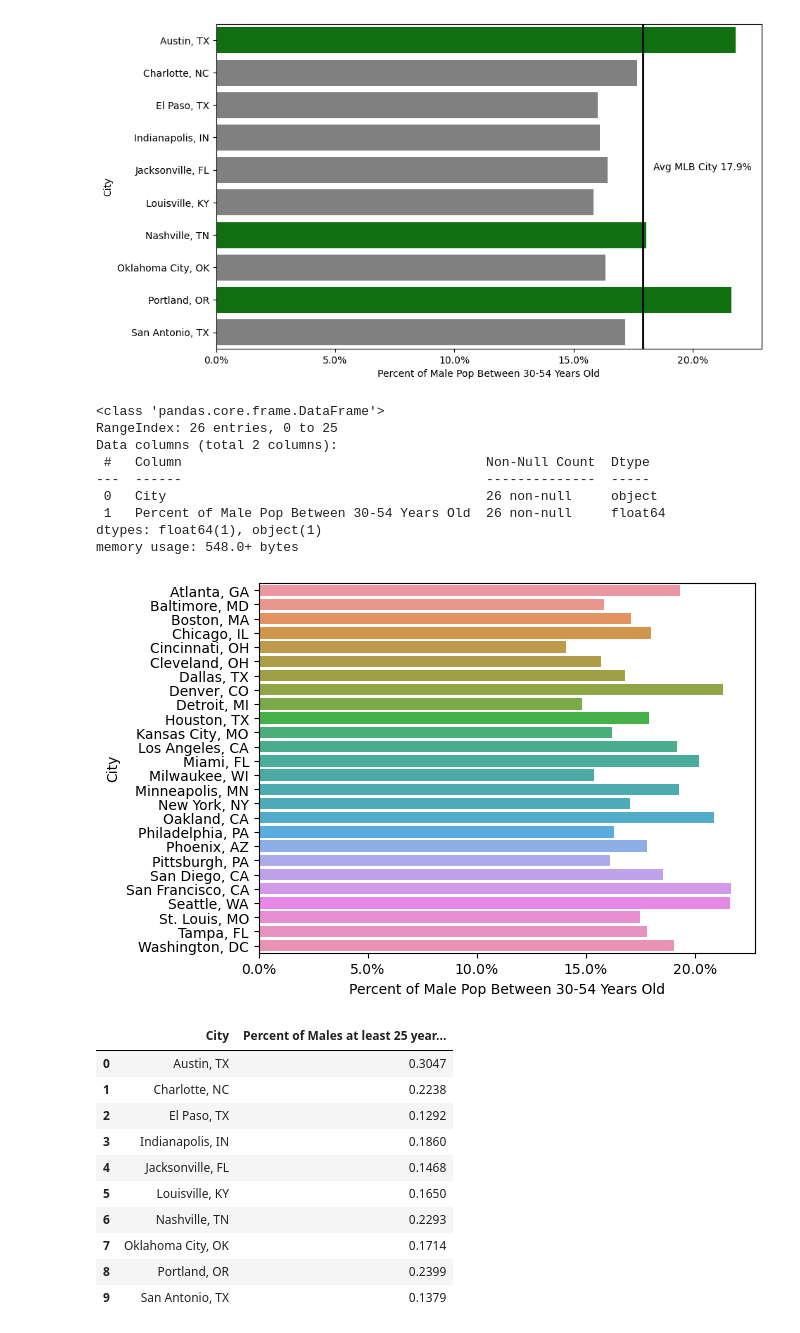
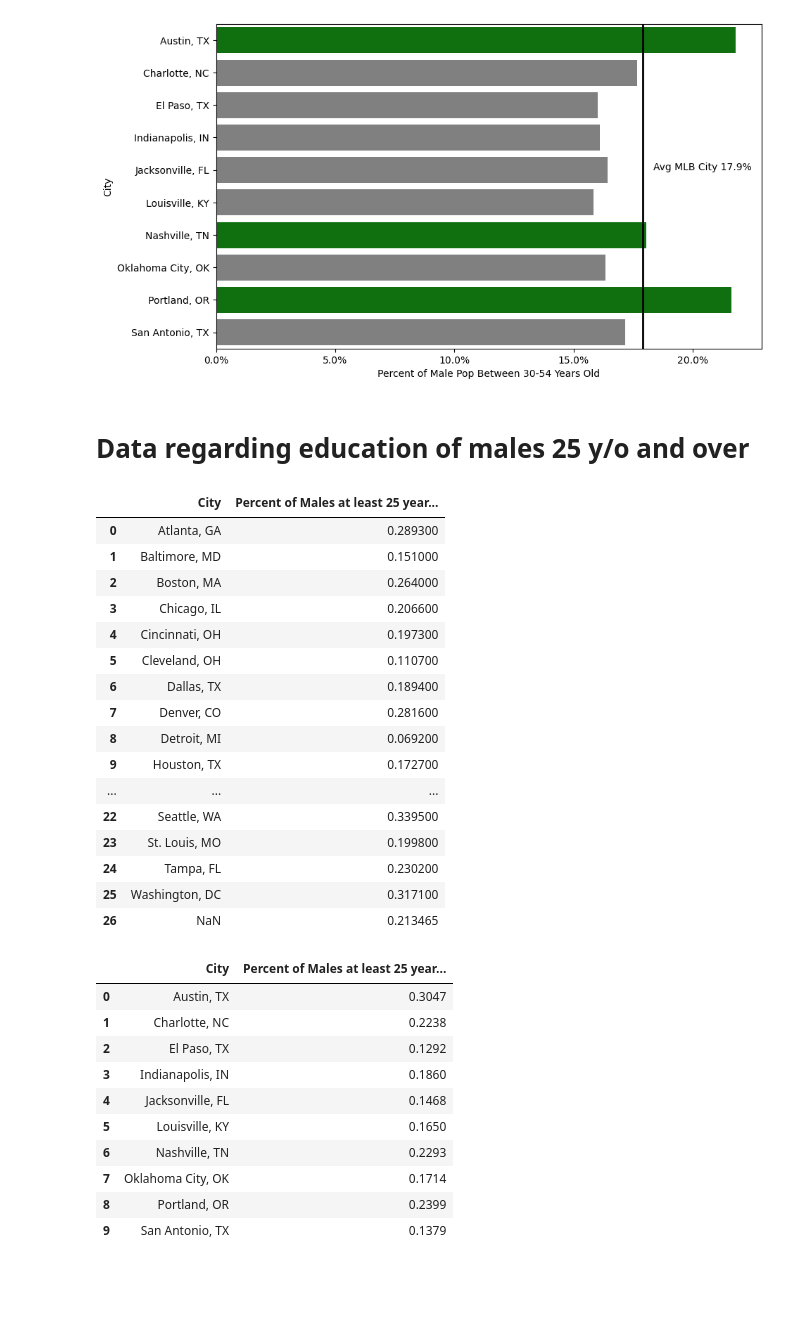
Before and after one commit to NashvilleNorris/norris_capstone, a Jupyter notebook: data/capstone.ipynb, the cells around one changed output. Cells and saved outputs as stored; diff of their text form; code cells hidden in the pictures; blank space fills up the shorter version.

```diff
--- a/data/capstone.ipynb
+++ b/data/capstone.ipynb
@@ -55,25 +76,5 @@ ages_has_team = pd.read_excel('age_breakdown.xlsx',sheet_name='Has MLB Team')
 #ages_has_team['Percent of Male Pop Between 30-54'] = ages_has_team['Percent of Male Pop Between 30-54']*100
 # %%
 #ages_has_team['Percent of Male Pop Between 30-54'] = pd.Series(["{0:.2f}%".format(val * 100) for val in ages_has_team['Percent of Male Pop Between 30-54']], index = ages_has_team.index)
-# %%
-ages_has_team.info()
-# %% [output]
-<class 'pandas.core.frame.DataFrame'>
-RangeIndex: 26 entries, 0 to 25
-Data columns (total 2 columns):
- #   Column                                       Non-Null Count  Dtype
----  ------                                       --------------  -----
- 0   City                                         26 non-null     object
- 1   Percent of Male Pop Between 30-54 Years Old  26 non-null     float64
-dtypes: float64(1), object(1)
-memory usage: 548.0+ bytes
-# %%
-fig = plt.figure()
-ax = fig.add_subplot(1,1,1)
-sns.barplot(x = "Percent of Male Pop Between 30-54 Years Old",
-            y = "City",
-           data = ages_has_team)
-#ax.xaxis.set_major_formatter(mtick.PercentFormatter())
-ax.set_xticklabels(map('{:.1f}%'.format, 100*ax.xaxis.get_majorticklocs()));
-# %% [output]
-[figure, removed]
+# %% [markdown]
+# Data regarding education of males 25 y/o and over
@@ -80,5 +83,25 @@ ax.set_xticklabels(map('{:.1f}%'.format, 100*ax.xaxis.get_majorticklocs()));
 # %%
 education_no_team = pd.read_excel('education_breakdown.xlsx',sheet_name='NO MLB Team')
+# %%
+education_has_team
+# %% [output]
+|  | City | Percent of Males at least 25 year... |
+| 0 | Atlanta, GA | 0.289300 |
+| 1 | Baltimore, MD | 0.151000 |
+| 2 | Boston, MA | 0.264000 |
+| 3 | Chicago, IL | 0.206600 |
+| 4 | Cincinnati, OH | 0.197300 |
+| 5 | Cleveland, OH | 0.110700 |
+| 6 | Dallas, TX | 0.189400 |
+| 7 | Denver, CO | 0.281600 |
+| 8 | Detroit, MI | 0.069200 |
+| 9 | Houston, TX | 0.172700 |
+| ... | ... | ... |
+| 22 | Seattle, WA | 0.339500 |
+| 23 | St. Louis, MO | 0.199800 |
+| 24 | Tampa, FL | 0.230200 |
+| 25 | Washington, DC | 0.317100 |
+| 26 | NaN | 0.213465 |
 # %%
 education_no_team
 # %% [output]
```
Also changed, not shown: parts of 40 cells of this notebook, 1 other file.
